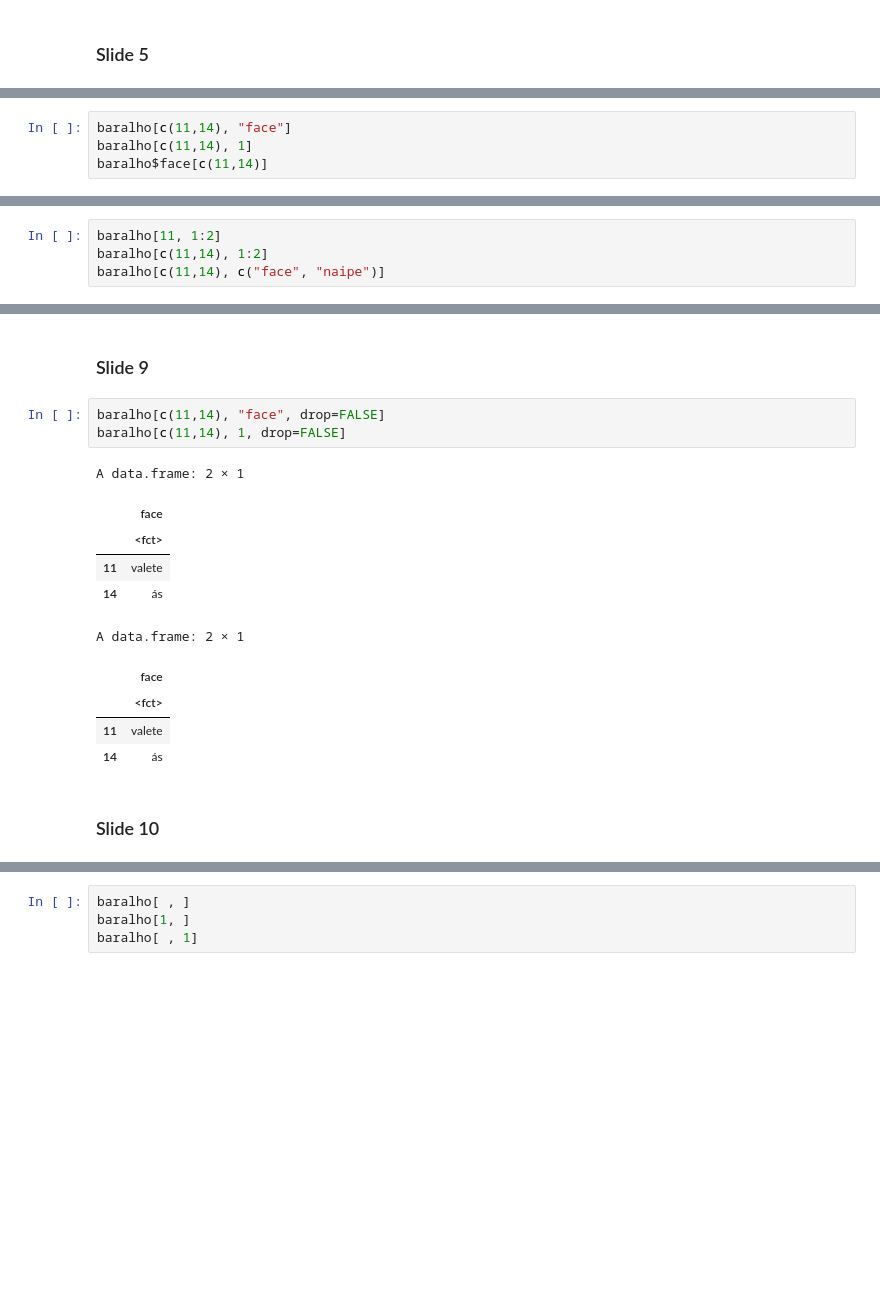
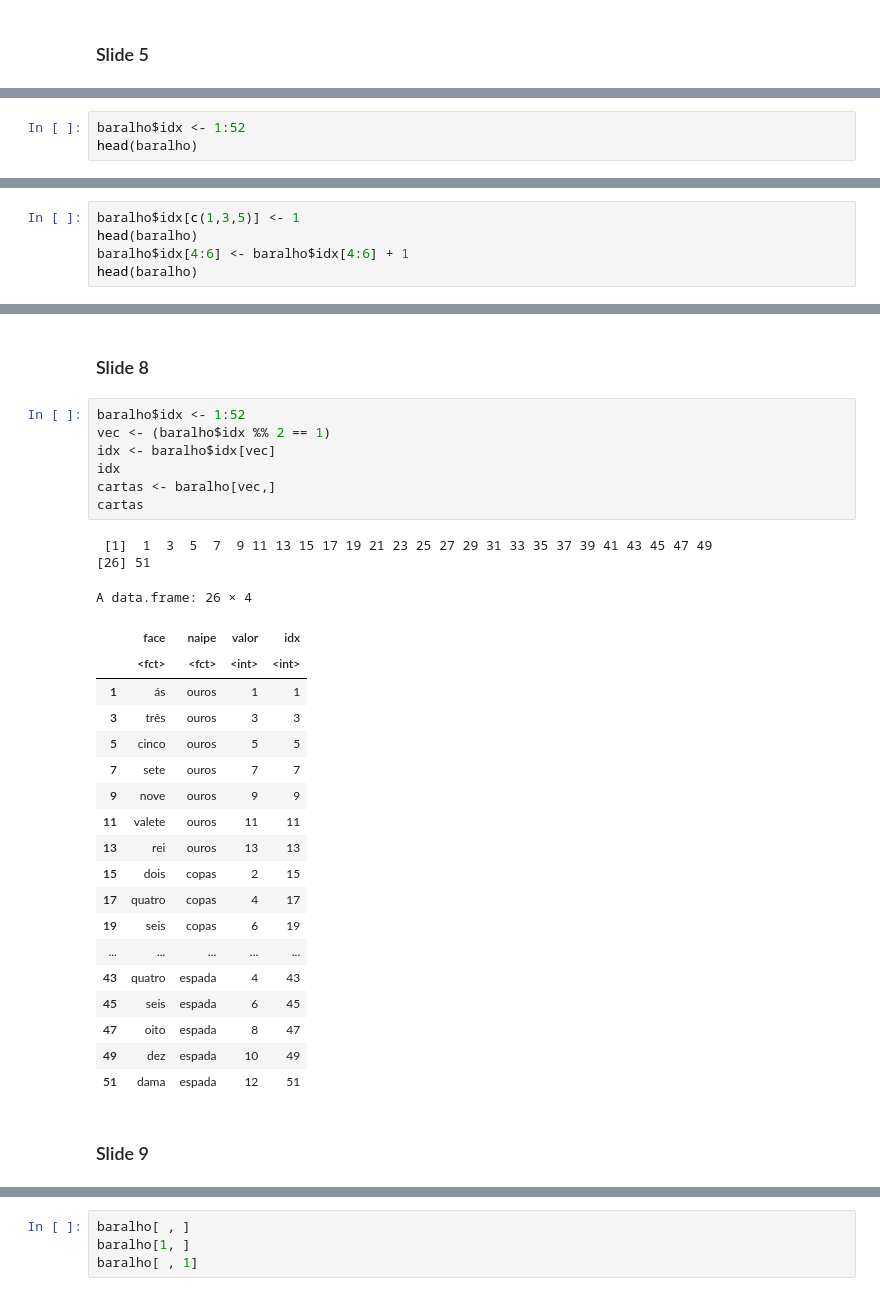
Before and after one commit to eogasawara/R, a Jupyter notebook: 05-Modificacao-Valores.ipynb, the cells around one changed output, grey strips where cells are left out. Cells and saved outputs as stored; diff of their text form; blank space fills up the shorter version.

```diff
--- a/05-Modificacao-Valores.ipynb
+++ b/05-Modificacao-Valores.ipynb
@@ -39,5 +59,4 @@ A data.frame: 6 × 3
 # %%
-baralho[c(11,14), "face"]
-baralho[c(11,14), 1]
-baralho$face[c(11,14)]
+baralho$idx <- 1:52
+head(baralho)
 # %% [output]
@@ -52,5 +74,6 @@ baralho$face[c(11,14)]
 # %%
-baralho[11, 1:2]
-baralho[c(11,14), 1:2]
-baralho[c(11,14), c("face", "naipe")]
+baralho$idx[c(1,3,5)] <- 1
+head(baralho)
+baralho$idx[4:6] <- baralho$idx[4:6] + 1
+head(baralho)
 # %% [output]
@@ -71,19 +98,34 @@ A data.frame: 2 × 2
 # %% [markdown]
-### Slide 9
+### Slide 8
 # %%
-baralho[c(11,14), "face", drop=FALSE]
-baralho[c(11,14), 1, drop=FALSE]
+baralho$idx <- 1:52
+vec <- (baralho$idx %% 2 == 1)
+idx <- baralho$idx[vec]
+idx
+cartas <- baralho[vec,]
+cartas
 # %% [output]
-A data.frame: 2 × 1
+ [1]  1  3  5  7  9 11 13 15 17 19 21 23 25 27 29 31 33 35 37 39 41 43 45 47 49
+[26] 51
+A data.frame: 26 × 4
-|  | face |
-|  | <fct> |
-| 11 | valete |
-| 14 | ás |
+|  | face | naipe | valor | idx |
+|  | <fct> | <fct> | <int> | <int> |
+| 1 | ás | ouros | 1 | 1 |
+| 3 | três | ouros | 3 | 3 |
+| 5 | cinco | ouros | 5 | 5 |
+| 7 | sete | ouros | 7 | 7 |
+| 9 | nove | ouros | 9 | 9 |
+| 11 | valete | ouros | 11 | 11 |
+| 13 | rei | ouros | 13 | 13 |
+| 15 | dois | copas | 2 | 15 |
+| 17 | quatro | copas | 4 | 17 |
+| 19 | seis | copas | 6 | 19 |
+| ... | ... | ... | ... | ... |
+| 43 | quatro | espada | 4 | 43 |
+| 45 | seis | espada | 6 | 45 |
+| 47 | oito | espada | 8 | 47 |
+| 49 | dez | espada | 10 | 49 |
+| 51 | dama | espada | 12 | 51 |
-A data.frame: 2 × 1
-|  | face |
-|  | <fct> |
-| 11 | valete |
-| 14 | ás |
 # %% [markdown]
-### Slide 10
+### Slide 9
 # %%
```
Also changed, not shown: parts of 8 cells of this notebook, 2 other files.
